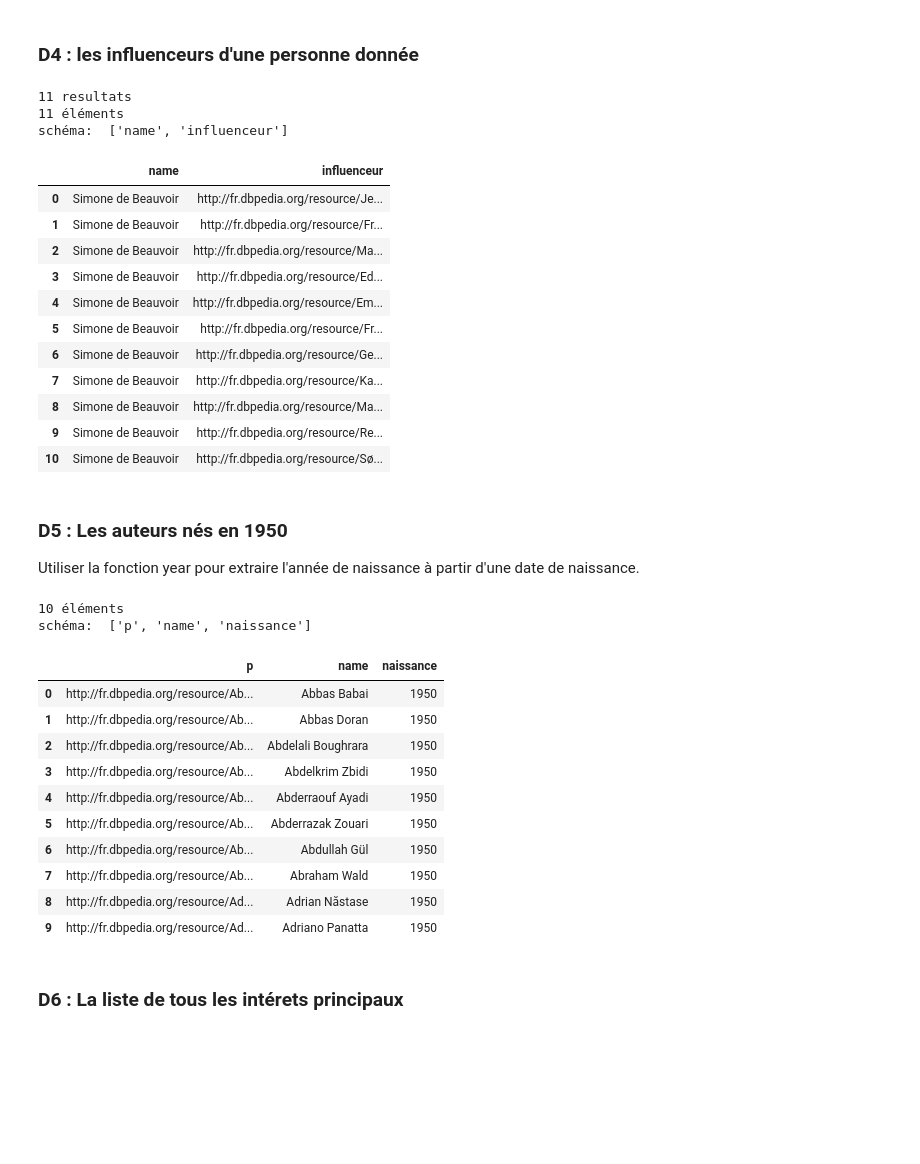
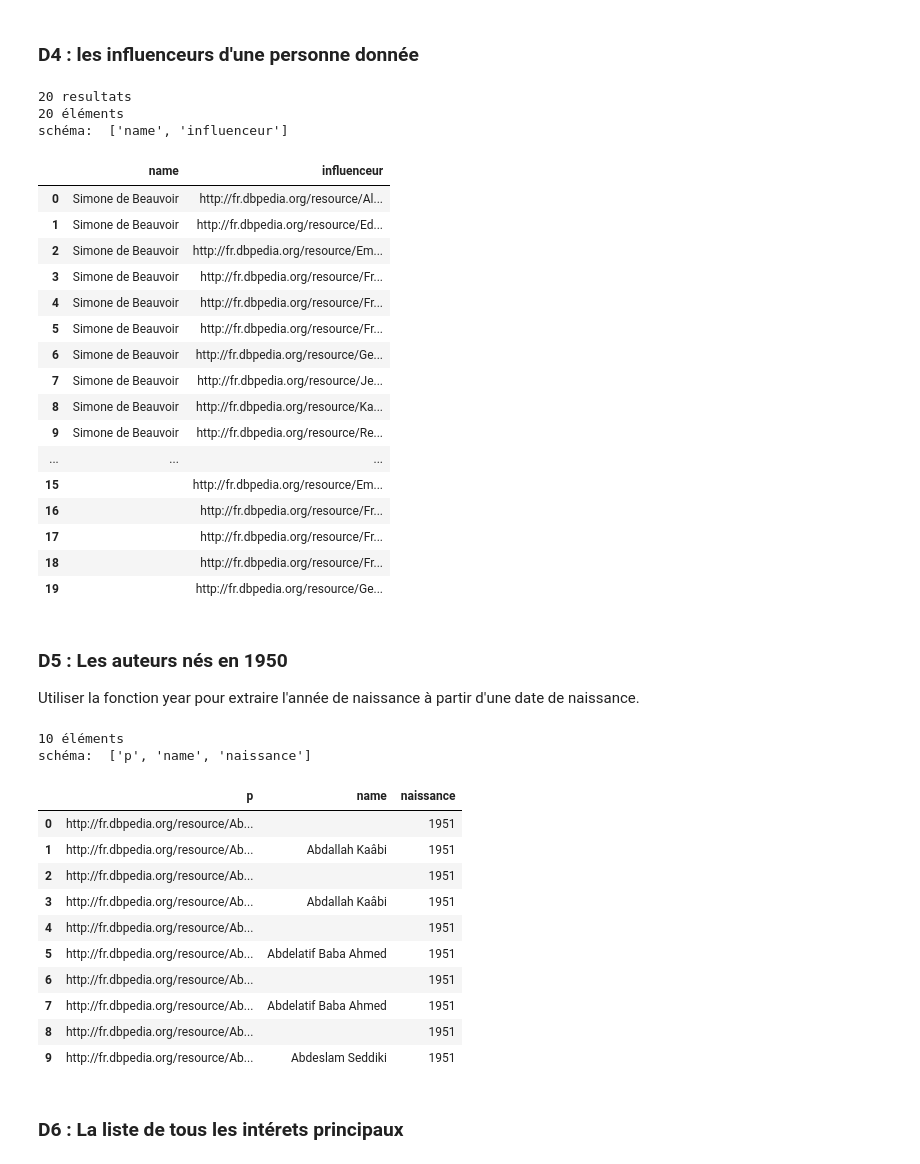
Before and after one commit to dataymeric/DAC, a Jupyter notebook: SAM/TME8/TP requetes-opendata 2022_SUJET_SEUL.ipynb, the cells around one changed output. Cells and saved outputs as stored; diff of their text form; code cells hidden in the pictures; blank space fills up the shorter version.

```diff
--- a/SAM/TME8/TP requetes-opendata 2022_SUJET_SEUL.ipynb
+++ b/SAM/TME8/TP requetes-opendata 2022_SUJET_SEUL.ipynb
@@ -535,43 +582,51 @@ schéma:  ['name', 'oeuvre']
 ### D4 : les influenceurs d'une personne donnée
 # %%
 # On fixe une certaine personne
-PERSONNE = 'http://fr.dbpedia.org/resource/Simone_de_Beauvoir'
-#PERSONNE = 'http://fr.dbpedia.org/resource/Judith_Butler'
+PERSONNE = "http://fr.dbpedia.org/resource/Simone_de_Beauvoir"
+# PERSONNE = 'http://fr.dbpedia.org/resource/Judith_Butler'
 
-requete_parametree = DBPEDIA_prefix + """
+requete_parametree = (
+    DBPEDIA_prefix
+    + """
    SELECT distinct ?name ?influenceur
     WHERE {
       ?pers foaf:name ?name
       optional {?pers  dbo:influencedBy ?influenceur}
 
     FILTER ( ?pers = <{PERSONNE}> )
 }
 order by ?p
 LIMIT 20
 """
+)
 
 # fixer le nom de la personne dans la requête
 requete = requete_parametree.replace("{PERSONNE}", PERSONNE)
 
 DBPEDIA.setQuery(requete)
 res = DBPEDIA.query().bindings
-print(len(res), 'resultats')
+print(len(res), "resultats")
 afficherResultat(res)
 # %% [output]
-11 resultats
-11 éléments
+20 resultats
+20 éléments
 schéma:  ['name', 'influenceur']
 |  | name | influenceur |
-| 0 | Simone de Beauvoir | http://fr.dbpedia.org/resource/Je... |
-| 1 | Simone de Beauvoir | http://fr.dbpedia.org/resource/Fr... |
-| 2 | Simone de Beauvoir | http://fr.dbpedia.org/resource/Ma... |
-| 3 | Simone de Beauvoir | http://fr.dbpedia.org/resource/Ed... |
-| 4 | Simone de Beauvoir | http://fr.dbpedia.org/resource/Em... |
+| 0 | Simone de Beauvoir | http://fr.dbpedia.org/resource/Al... |
+| 1 | Simone de Beauvoir | http://fr.dbpedia.org/resource/Ed... |
+| 2 | Simone de Beauvoir | http://fr.dbpedia.org/resource/Em... |
+| 3 | Simone de Beauvoir | http://fr.dbpedia.org/resource/Fr... |
+| 4 | Simone de Beauvoir | http://fr.dbpedia.org/resource/Fr... |
 | 5 | Simone de Beauvoir | http://fr.dbpedia.org/resource/Fr... |
 | 6 | Simone de Beauvoir | http://fr.dbpedia.org/resource/Ge... |
-| 7 | Simone de Beauvoir | http://fr.dbpedia.org/resource/Ka... |
-| 8 | Simone de Beauvoir | http://fr.dbpedia.org/resource/Ma... |
+| 7 | Simone de Beauvoir | http://fr.dbpedia.org/resource/Je... |
+| 8 | Simone de Beauvoir | http://fr.dbpedia.org/resource/Ka... |
 | 9 | Simone de Beauvoir | http://fr.dbpedia.org/resource/Re... |
-| 10 | Simone de Beauvoir | http://fr.dbpedia.org/resource/Sø... |
+| ... | ... | ... |
+| 15 |  | http://fr.dbpedia.org/resource/Em... |
+| 16 |  | http://fr.dbpedia.org/resource/Fr... |
+| 17 |  | http://fr.dbpedia.org/resource/Fr... |
+| 18 |  | http://fr.dbpedia.org/resource/Fr... |
+| 19 |  | http://fr.dbpedia.org/resource/Ge... |
 # %% [markdown]
 ### D5 : Les auteurs nés en 1950
@@ -578,19 +634,22 @@ schéma:  ['name', 'influenceur']
 Utiliser la fonction year pour extraire l'année de naissance à partir d'une date de naissance.
 # %%
 # On fixe une certaine année
-ANNEE = 1950
+ANNEE = 1951
 
-requete_parametree = DBPEDIA_prefix + """
+requete_parametree = (
+    DBPEDIA_prefix
+    + """
     SELECT ?p ?name year(xsd:dateTime(?naissance)) as ?naissance
     WHERE {
       ?p a dbo:Person .
       ?p foaf:name ?name .
       ?p dbo:birthDate ?naissance
-      FILTER( year(xsd:dateTime(?naissance)) = {ANNEE})
+      FILTER( regex(?naissance, "{ANNEE}"))
     }
 order by ?p
 LIMIT 10
 """
+)
 
 requete = requete_parametree.replace("{ANNEE}", str(ANNEE))
 
@@ -601,16 +660,16 @@ afficherResultat(res)
 10 éléments
 schéma:  ['p', 'name', 'naissance']
 |  | p | name | naissance |
-| 0 | http://fr.dbpedia.org/resource/Ab... | Abbas Babai | 1950 |
-| 1 | http://fr.dbpedia.org/resource/Ab... | Abbas Doran | 1950 |
-| 2 | http://fr.dbpedia.org/resource/Ab... | Abdelali Boughrara | 1950 |
-| 3 | http://fr.dbpedia.org/resource/Ab... | Abdelkrim Zbidi | 1950 |
-| 4 | http://fr.dbpedia.org/resource/Ab... | Abderraouf Ayadi | 1950 |
-| 5 | http://fr.dbpedia.org/resource/Ab... | Abderrazak Zouari | 1950 |
-| 6 | http://fr.dbpedia.org/resource/Ab... | Abdullah Gül | 1950 |
-| 7 | http://fr.dbpedia.org/resource/Ab... | Abraham Wald | 1950 |
-| 8 | http://fr.dbpedia.org/resource/Ad... | Adrian Năstase | 1950 |
-| 9 | http://fr.dbpedia.org/resource/Ad... | Adriano Panatta | 1950 |
+| 0 | http://fr.dbpedia.org/resource/Ab... |  | 1951 |
+| 1 | http://fr.dbpedia.org/resource/Ab... | Abdallah Kaâbi | 1951 |
+| 2 | http://fr.dbpedia.org/resource/Ab... |  | 1951 |
+| 3 | http://fr.dbpedia.org/resource/Ab... | Abdallah Kaâbi | 1951 |
+| 4 | http://fr.dbpedia.org/resource/Ab... |  | 1951 |
+| 5 | http://fr.dbpedia.org/resource/Ab... | Abdelatif Baba Ahmed | 1951 |
+| 6 | http://fr.dbpedia.org/resource/Ab... |  | 1951 |
+| 7 | http://fr.dbpedia.org/resource/Ab... | Abdelatif Baba Ahmed | 1951 |
+| 8 | http://fr.dbpedia.org/resource/Ab... |  | 1951 |
+| 9 | http://fr.dbpedia.org/resource/Ab... | Abdeslam Seddiki | 1951 |
 # %% [markdown]
 ### D6 : La liste de tous les intérets principaux
 # %%
```
Also changed, not shown: parts of 39 cells of this notebook, 1 other file.
